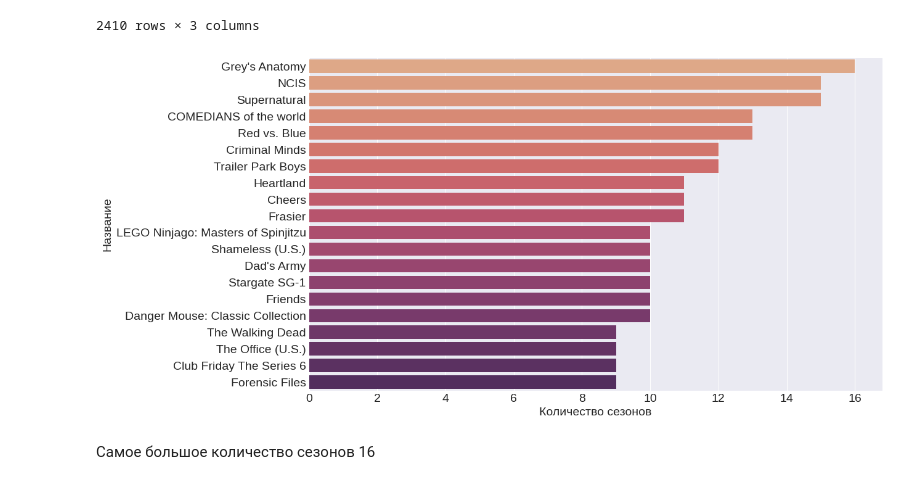
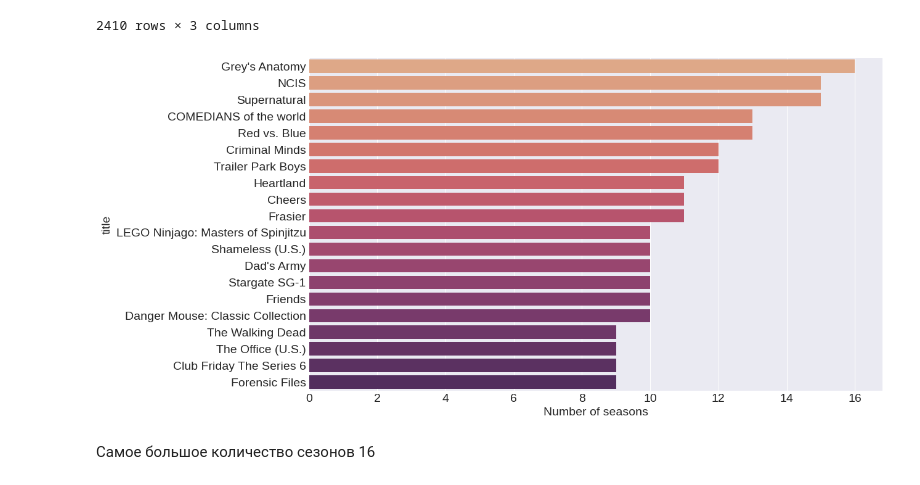
Before and after one commit to AlexaZebra/Coursework, a Jupyter notebook: EDA_Netflix.ipynb, the cells around one changed output. Cells and saved outputs as stored; diff of their text form; code cells hidden in the pictures.

```diff
--- a/EDA_Netflix.ipynb
+++ b/EDA_Netflix.ipynb
@@ -617,14 +597,13 @@ durations
 # %%
 top = durations[['title', 'season_']]
 top = top.sort_values(by = 'season_', ascending = False)
 top_20 = top[:20]
 plt.figure(figsize = (12,7))
 ax = sns.barplot(x = top_20['season_'], y = top_20['title'], palette = 'flare')
-plt.xlabel('Количество сезонов')
-plt.ylabel('Название')
+plt.xlabel('Number of seasons')
 plt.show()
 # %% [output]
-[figure, old version]
+[figure, new version]
 # %% [markdown]
 Самое большое количество сезонов 16
 # %% [markdown]
```
Also changed, not shown: parts of 9 cells of this notebook.
